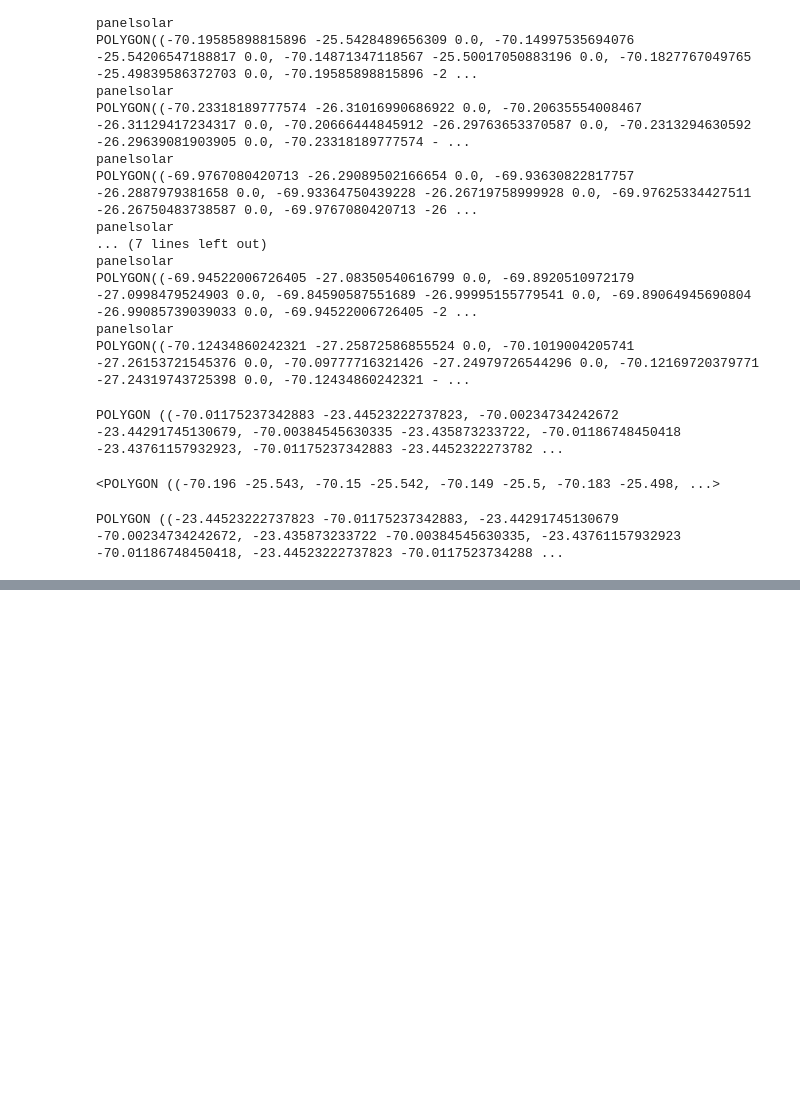
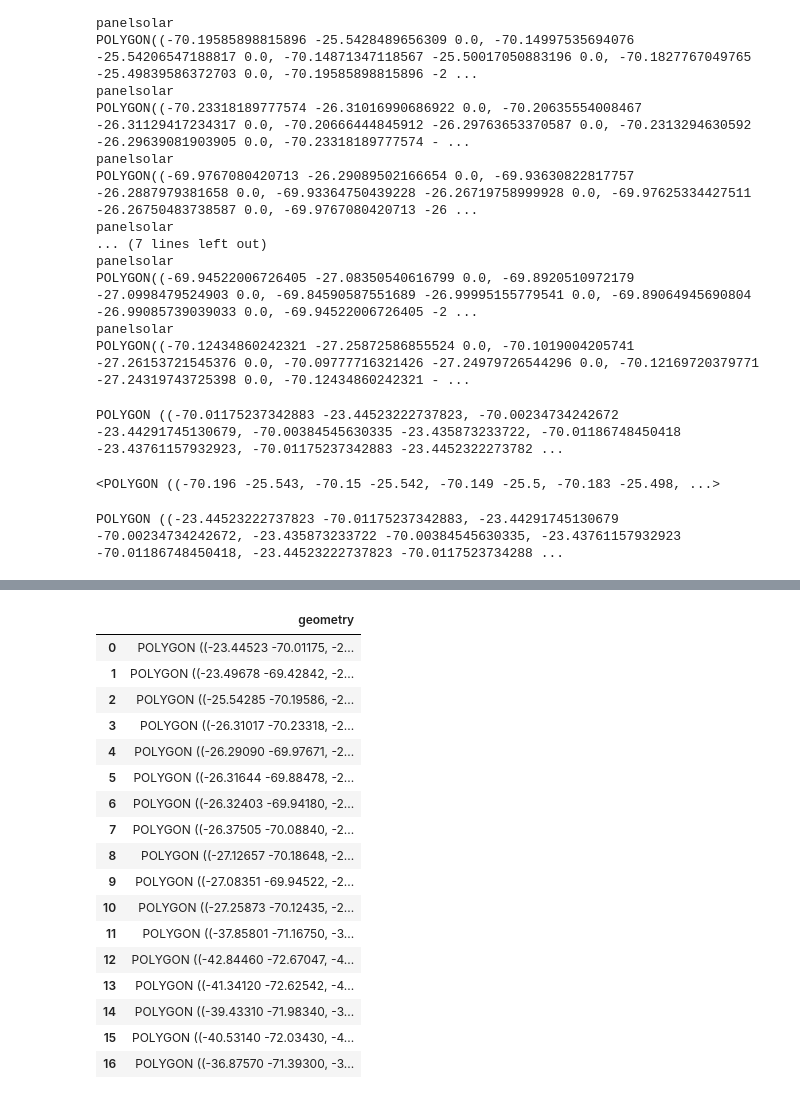
Before and after one commit to sebastiantare/chileanfires, a Jupyter notebook: notebooks/MBR_Filtering.ipynb, the cells around one changed output, grey strips where cells are left out. Drawn from its saved outputs; the diff is of its cells as text; code cells hidden in the pictures; blank space fills up the shorter version.

```diff
--- a/notebooks/MBR_Filtering.ipynb
+++ b/notebooks/MBR_Filtering.ipynb
@@ -333,0 +377,23 @@ filter_by_mbrs(points_df, ignore_areas)
+# %%
+df_areas = gpd.read_file('../django-api/api/data/ignore_areas.geojson', driver='GeoJSON')
+# %%
+df_areas
+# %% [output]
+|  | geometry |
+| 0 | POLYGON ((-23.44523 -70.01175, -2... |
+| 1 | POLYGON ((-23.49678 -69.42842, -2... |
+| 2 | POLYGON ((-25.54285 -70.19586, -2... |
+| 3 | POLYGON ((-26.31017 -70.23318, -2... |
+| 4 | POLYGON ((-26.29090 -69.97671, -2... |
+| 5 | POLYGON ((-26.31644 -69.88478, -2... |
+| 6 | POLYGON ((-26.32403 -69.94180, -2... |
+| 7 | POLYGON ((-26.37505 -70.08840, -2... |
+| 8 | POLYGON ((-27.12657 -70.18648, -2... |
+| 9 | POLYGON ((-27.08351 -69.94522, -2... |
+| 10 | POLYGON ((-27.25873 -70.12435, -2... |
+| 11 | POLYGON ((-37.85801 -71.16750, -3... |
+| 12 | POLYGON ((-42.84460 -72.67047, -4... |
+| 13 | POLYGON ((-41.34120 -72.62542, -4... |
+| 14 | POLYGON ((-39.43310 -71.98340, -3... |
+| 15 | POLYGON ((-40.53140 -72.03430, -4... |
+| 16 | POLYGON ((-36.87570 -71.39300, -3... |
```
Also changed, not shown: parts of 6 cells of this notebook, 19 other files.
